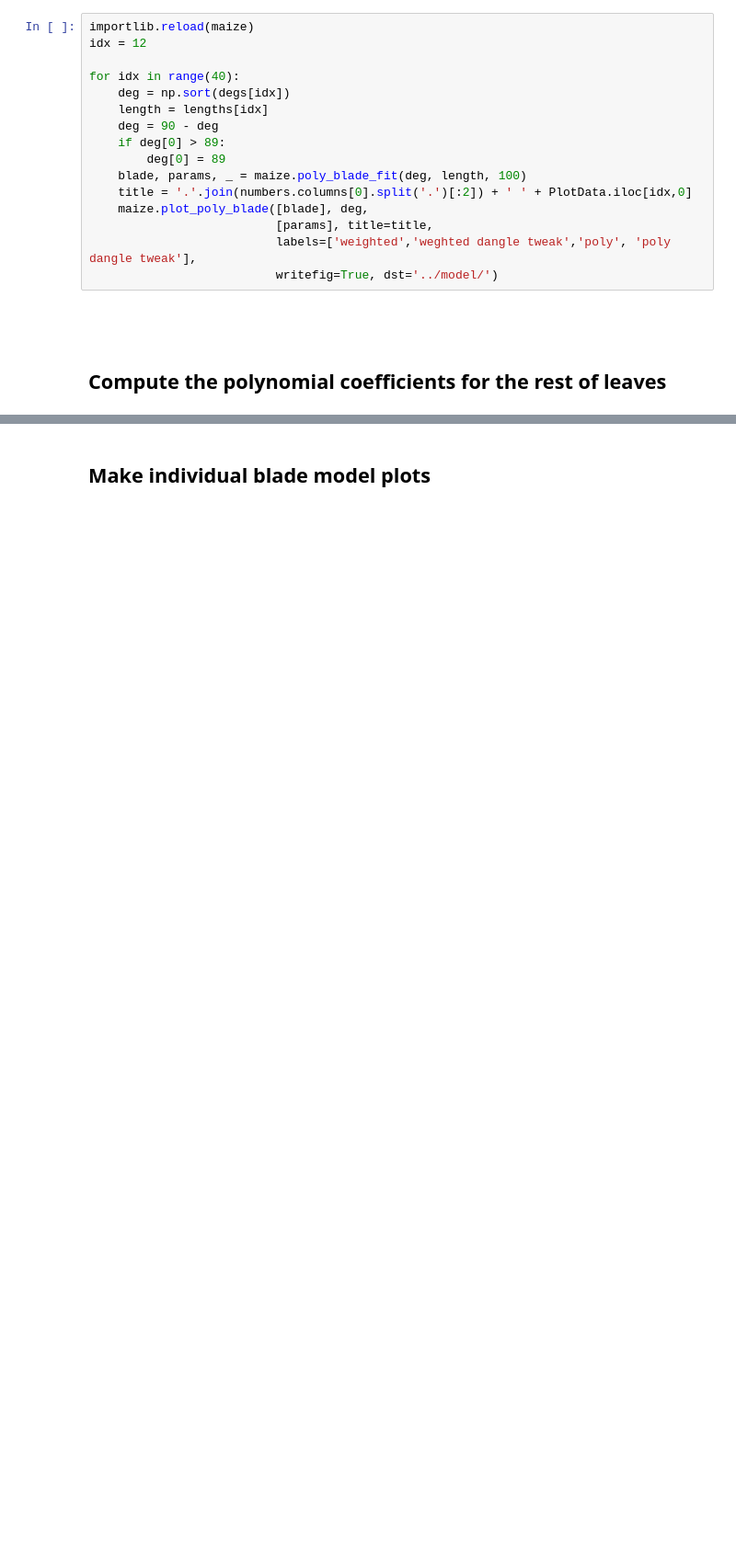
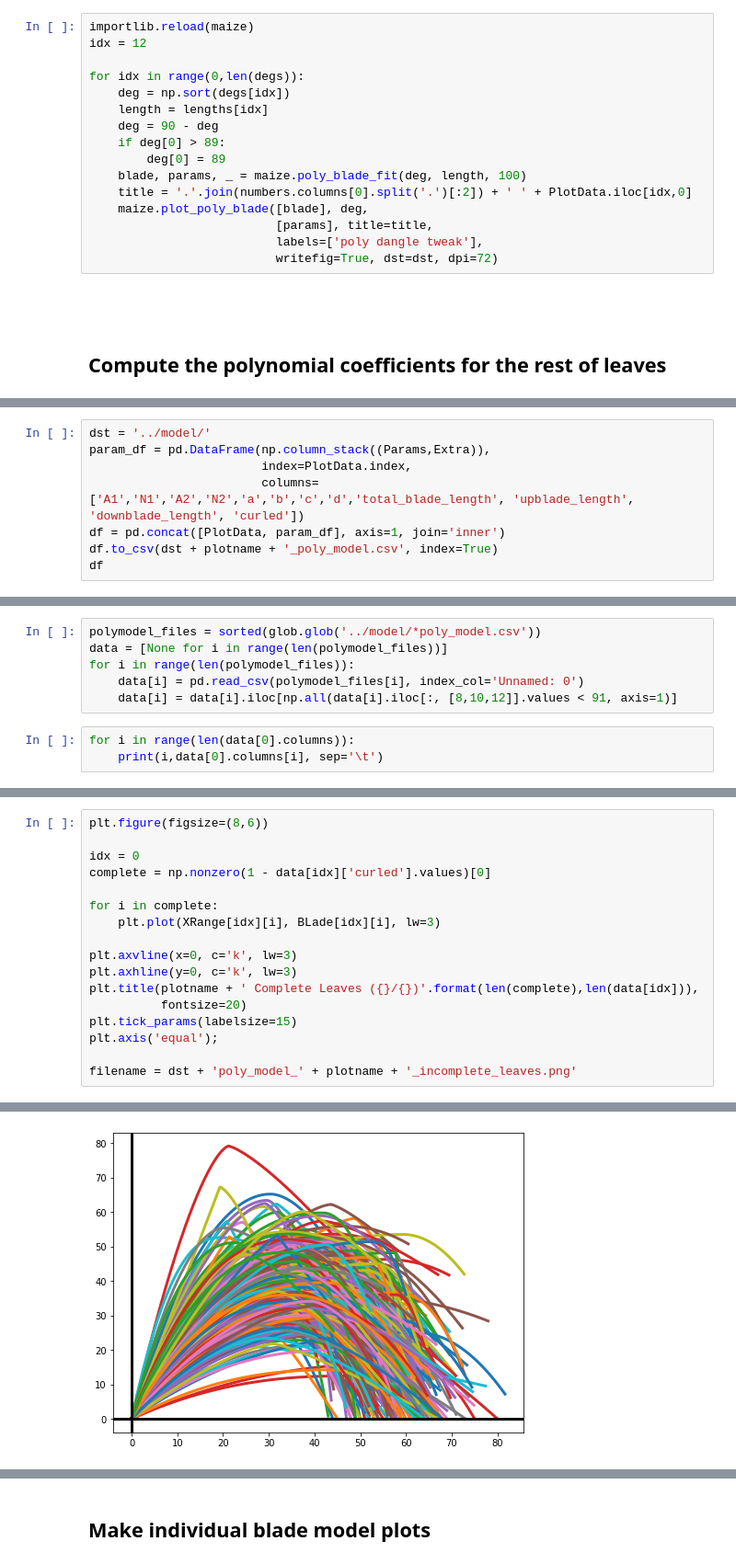
Before and after one commit to amezqui3/synthetic_maize, a Jupyter notebook: code/polynomial_leaf.ipynb, the cells around one changed output, grey strips where cells are left out. Shown at 92% size. Drawn from its saved outputs; the diff is of its cells as text; blank space fills up the shorter version.

```diff
--- a/code/polynomial_leaf.ipynb
+++ b/code/polynomial_leaf.ipynb
@@ -201,7 +202,7 @@ b = 35.98       d = 1.26
 importlib.reload(maize)
 idx = 12
 
-for idx in range(40):
+for idx in range(0,len(degs)):
     deg = np.sort(degs[idx])
     length = lengths[idx]
     deg = 90 - deg
@@ -211,8 +212,8 @@ for idx in range(40):
     title = '.'.join(numbers.columns[0].split('.')[:2]) + ' ' + PlotData.iloc[idx,0]
     maize.plot_poly_blade([blade], deg,
                           [params], title=title,
-                          labels=['weighted','weghted dangle tweak','poly', 'poly dangle tweak'],
-                          writefig=True, dst='../model/')
+                          labels=['poly dangle tweak'],
+                          writefig=True, dst=dst, dpi=72)
 # %% [markdown]
 ##
 # %% [markdown]
@@ -247,0 +242,8 @@ for idx in range(len(degs)):
+# %%
+dst = '../model/'
+param_df = pd.DataFrame(np.column_stack((Params,Extra)),
+                        index=PlotData.index,
+                        columns=['A1','N1','A2','N2','a','b','c','d','total_blade_length', 'upblade_length', 'downblade_length', 'curled'])
+df = pd.concat([PlotData, param_df], axis=1, join='inner')
+df.to_csv(dst + plotname + '_poly_model.csv', index=True)
+df
@@ -247,0 +266,9 @@ for idx in range(len(degs)):
+# %%
+polymodel_files = sorted(glob.glob('../model/*poly_model.csv'))
+data = [None for i in range(len(polymodel_files))]
+for i in range(len(polymodel_files)):
+    data[i] = pd.read_csv(polymodel_files[i], index_col='Unnamed: 0')
+    data[i] = data[i].iloc[np.all(data[i].iloc[:, [8,10,12]].values < 91, axis=1)]
+# %%
+for i in range(len(data[0].columns)):
+    print(i,data[0].columns[i], sep='\t')
@@ -247,0 +346,18 @@ for idx in range(len(degs)):
+# %%
+plt.figure(figsize=(8,6))
+
+idx = 0
+complete = np.nonzero(1 - data[idx]['curled'].values)[0]
+
+for i in complete:
+    plt.plot(XRange[idx][i], BLade[idx][i], lw=3)
+
+plt.axvline(x=0, c='k', lw=3)
+plt.axhline(y=0, c='k', lw=3)
+plt.title(plotname + ' Complete Leaves ({}/{})'.format(len(complete),len(data[idx])),
+          fontsize=20)
+plt.tick_params(labelsize=15)
+plt.axis('equal');
+
+filename = dst + 'poly_model_' + plotname + '_incomplete_leaves.png'
+# %% [output]
@@ -247,0 +365 @@ for idx in range(len(degs)):
+[figure, added]
```
Also changed, not shown: parts of 28 cells of this notebook, 11 other files.
